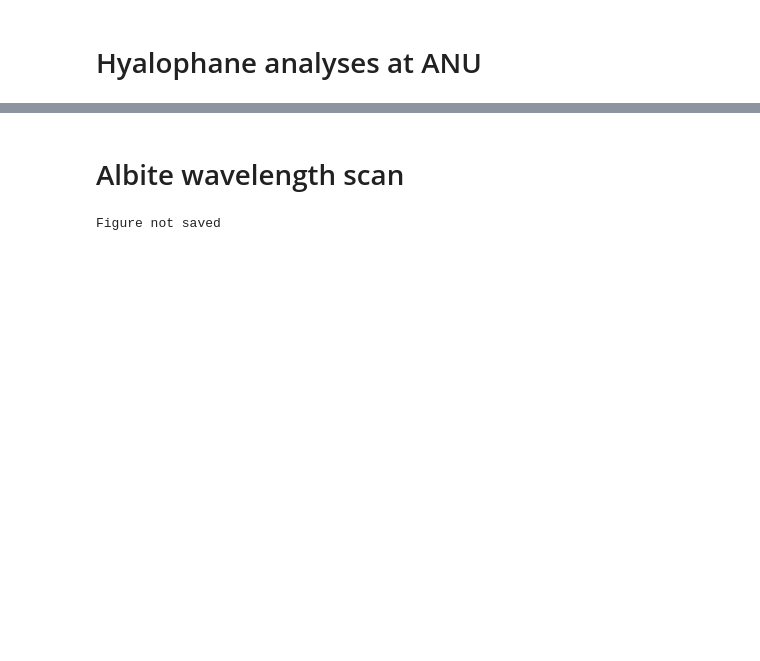
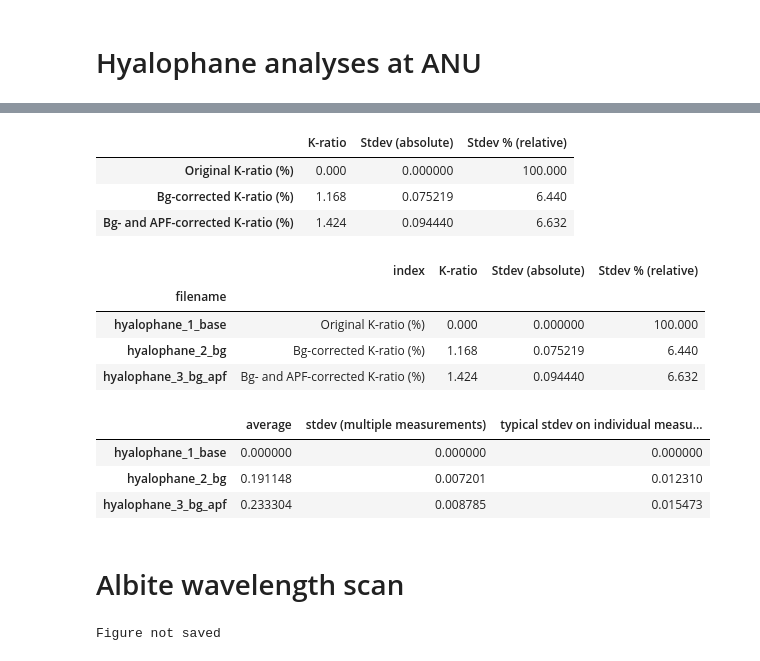
Before and after one commit to eleanor-m/n_epma_analysis, a Jupyter notebook: notebooks/03_hyalophane_StA.ipynb, the cells around one changed output, grey strips where cells are left out. Saved outputs shown, nothing was run; the diff lists cells and outputs as text; code cells hidden in the pictures; blank space fills up the shorter version.

Commit message:
Tidy up notebook to show results

```diff
--- a/notebooks/03_hyalophane_StA.ipynb
+++ b/notebooks/03_hyalophane_StA.ipynb
@@ -19,0 +152,5 @@ import matplotlib.pyplot as plt
+# %%
+summary_tables = correct_quant.write_summary_excel_tables(
+    myspot,
+    "../data/processed/hyalophane_StA/kraw_summaries.xlsx"
+    )
@@ -19,0 +360,11 @@ import matplotlib.pyplot as plt
+# %%
+folderpath = Path('../data/processed/hyalophane_StA/calczaf_files/')
+
+helper_funs.check_calczaf_folder_exists(folderpath)
+valence_file = sorted(folderpath.glob('valence*'))[0]
+
+results = calczaf.process_calczaf_outputs(folderpath, valence_file)
+
+# For detection limits
+
+results_detlim = calczaf.process_calczaf_outputs(folderpath / 'detlim/', valence_file, detlim=True)
@@ -20,3 +389,41 @@ import matplotlib.pyplot as plt
+# %%
+typical_kratios
+# %% [output]
+|  | K-ratio | Stdev (absolute) | Stdev % (relative) |
+| Original K-ratio (%) | 0.000 | 0.000000 | 100.000 |
+| Bg-corrected K-ratio (%) | 1.168 | 0.075219 | 6.440 |
+| Bg- and APF-corrected K-ratio (%) | 1.424 | 0.094440 | 6.632 |
+# %%
+# (
+typical_kratios["filename"] = results["wtdata"].keys()
+typical_kratios.reset_index(inplace=True)
+typical_kratios.set_index("filename", inplace=True)
+        # .loc[nm, "Stdev % (relative)"]/100
+# )
+typical_kratios
+# %% [output]
+|  | index | K-ratio | Stdev (absolute) | Stdev % (relative) |
+| filename |  |  |  |  |
+| hyalophane_1_base | Original K-ratio (%) | 0.000 | 0.000000 | 100.000 |
+| hyalophane_2_bg | Bg-corrected K-ratio (%) | 1.168 | 0.075219 | 6.440 |
+| hyalophane_3_bg_apf | Bg- and APF-corrected K-ratio (%) | 1.424 | 0.094440 | 6.632 |
+# %%
+n_summary = {}
+for nm in results["wtdata"].keys():
+    n_summary[nm] = results["wtdata"][nm].loc["N", ["average", "stdev"]]
+    n_summary[nm].rename({"stdev": "stdev (multiple measurements)"}, inplace=True)
+    n_summary[nm]["typical stdev on individual measurement"] = (
+        n_summary[nm]["average"] *
+        typical_kratios
+        .loc[nm, "Stdev % (relative)"]/100
+    )
+
+pd.concat(n_summary, axis=1).transpose()
+# %% [output]
+|  | average | stdev (multiple measurements) | typical stdev on individual measu... |
+| hyalophane_1_base | 0.000000 | 0.000000 | 0.000000 |
+| hyalophane_2_bg | 0.191148 | 0.007201 | 0.012310 |
+| hyalophane_3_bg_apf | 0.233304 | 0.008785 | 0.015473 |
 # %% [markdown]
 # Albite wavelength scan
 # %%
```
Also changed, not shown: parts of 42 cells of this notebook, 1 other file.
